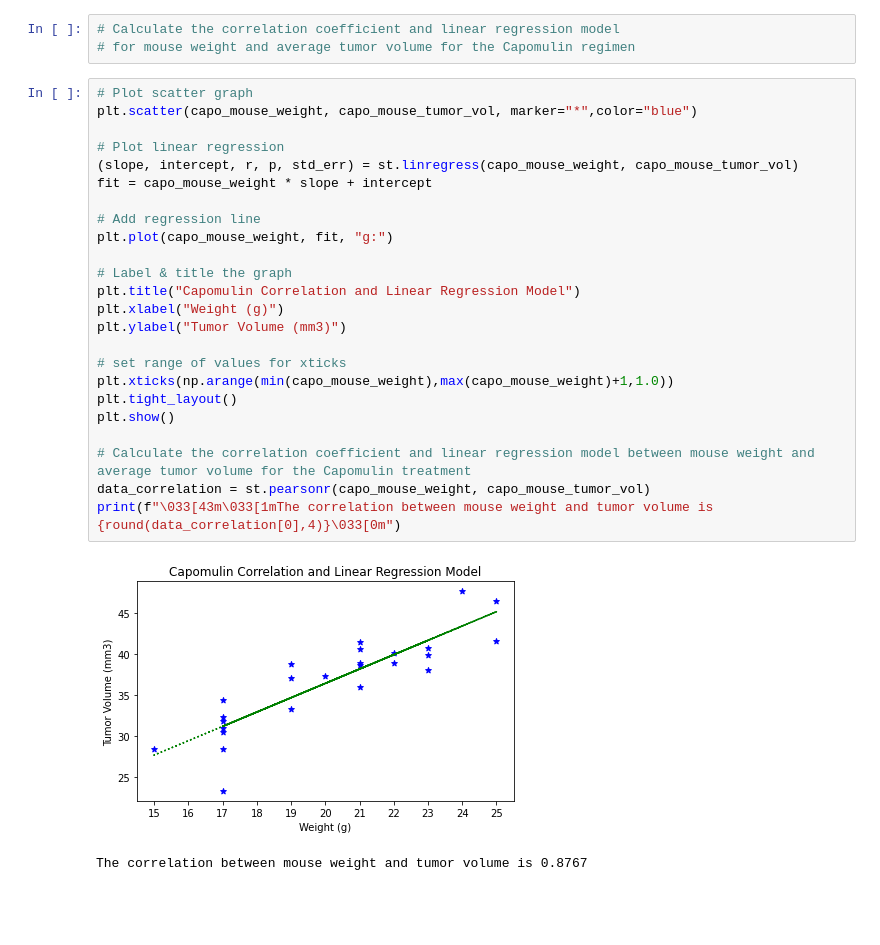
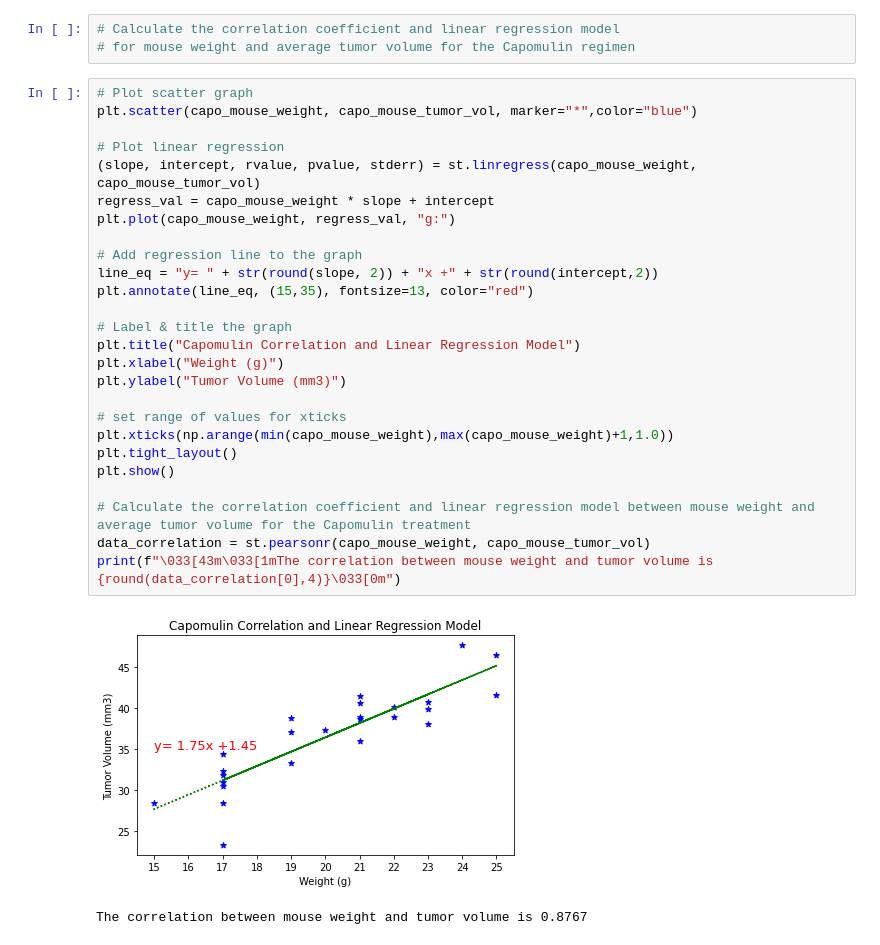
Before and after one commit to gigi8android/matplotlib-challenge, a Jupyter notebook: scrap_pymaceutical_final.ipynb, the cells around one changed output. Saved outputs shown, nothing was run; the diff lists cells and outputs as text; blank space fills up the shorter version.

```diff
--- a/scrap_pymaceutical_final.ipynb
+++ b/scrap_pymaceutical_final.ipynb
@@ -372,27 +372,29 @@ plt.show()
 # %%
 # Plot scatter graph
 plt.scatter(capo_mouse_weight, capo_mouse_tumor_vol, marker="*",color="blue")
 
 # Plot linear regression
-(slope, intercept, r, p, std_err) = st.linregress(capo_mouse_weight, capo_mouse_tumor_vol)
-fit = capo_mouse_weight * slope + intercept
+(slope, intercept, rvalue, pvalue, stderr) = st.linregress(capo_mouse_weight, capo_mouse_tumor_vol)
+regress_val = capo_mouse_weight * slope + intercept
+plt.plot(capo_mouse_weight, regress_val, "g:")
 
-# Add regression line
-plt.plot(capo_mouse_weight, fit, "g:")
+# Add regression line to the graph
+line_eq = "y= " + str(round(slope, 2)) + "x +" + str(round(intercept,2))
+plt.annotate(line_eq, (15,35), fontsize=13, color="red")
 
 # Label & title the graph
 plt.title("Capomulin Correlation and Linear Regression Model")
 plt.xlabel("Weight (g)")
 plt.ylabel("Tumor Volume (mm3)")
 
 # set range of values for xticks
 plt.xticks(np.arange(min(capo_mouse_weight),max(capo_mouse_weight)+1,1.0))
 plt.tight_layout()
 plt.show()
 
 # Calculate the correlation coefficient and linear regression model between mouse weight and average tumor volume for the Capomulin treatment
 data_correlation = st.pearsonr(capo_mouse_weight, capo_mouse_tumor_vol)
 print(f"\033[43m\033[1mThe correlation between mouse weight and tumor volume is {round(data_correlation[0],4)}\033[0m")
 # %% [output]
-[figure, old version]
+[figure, new version]
 The correlation between mouse weight and tumor volume is 0.8767
```
